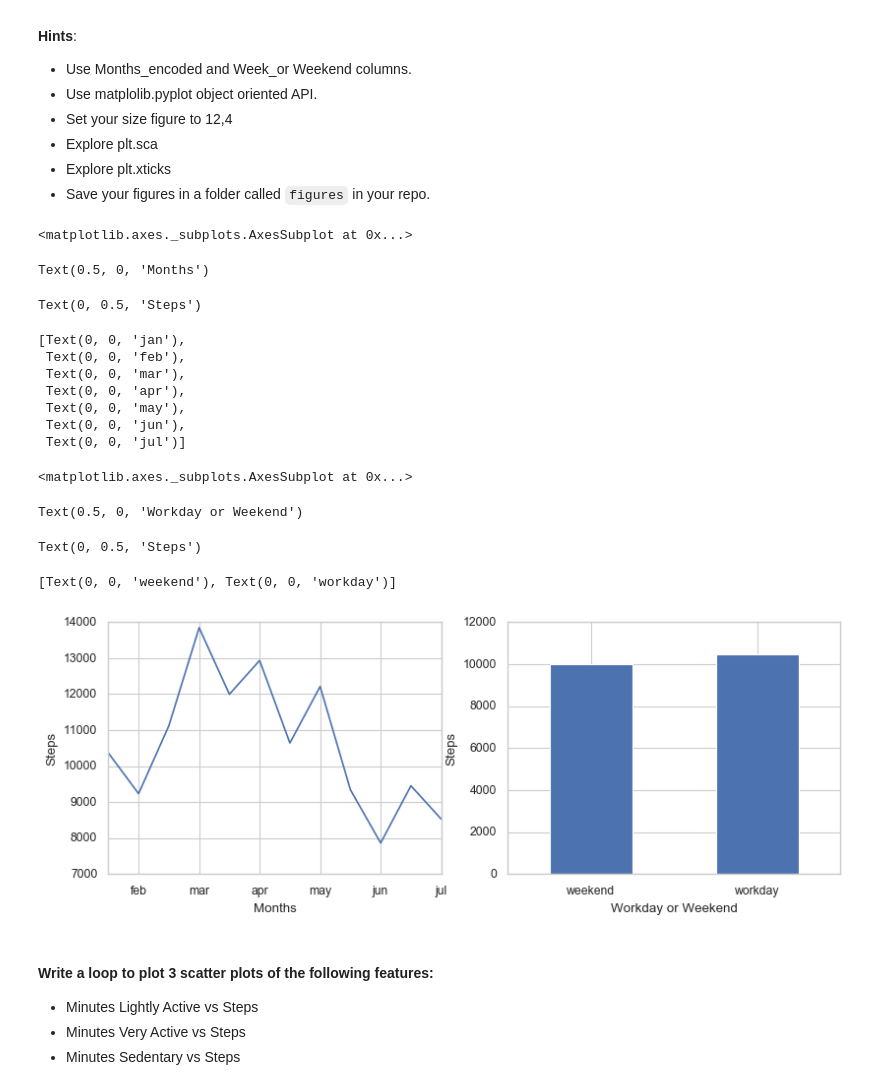
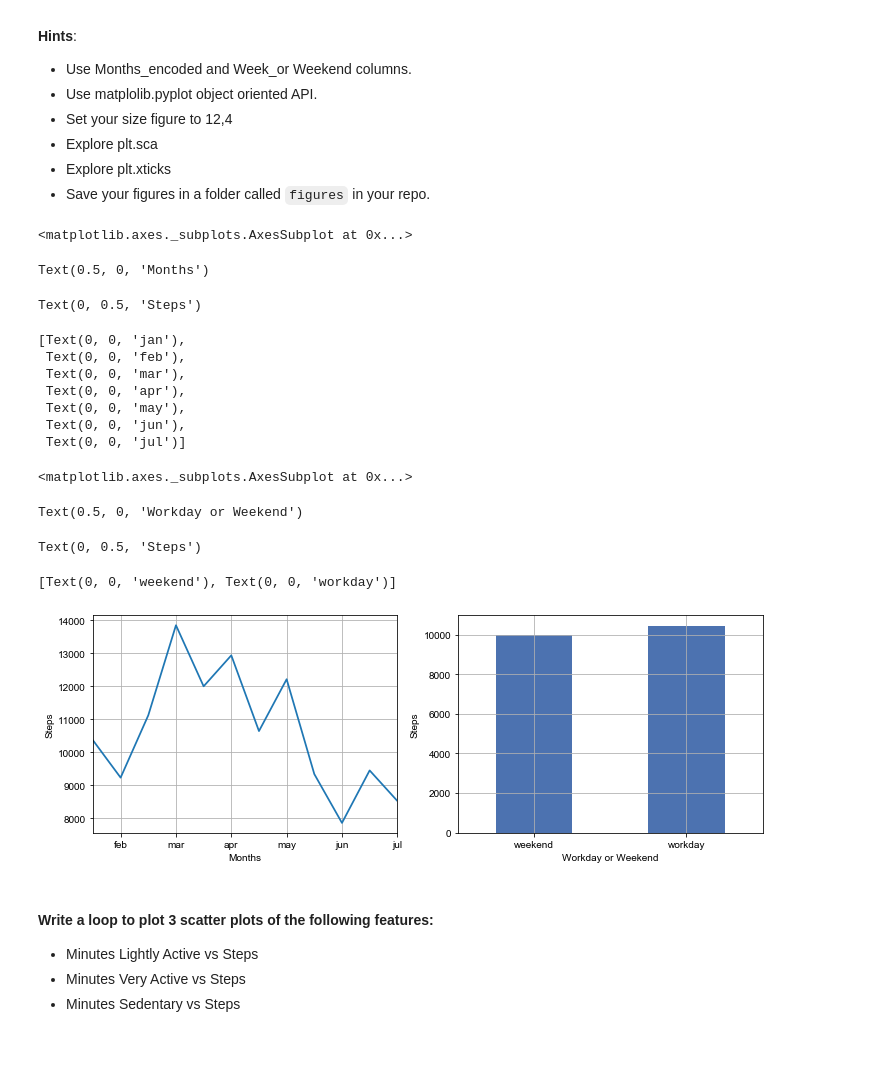
Before and after one commit to ta-datapt-bcn/lab-matplotlib-seaborn, a Jupyter notebook: your-code/main.ipynb, the cells around one changed output. Cells and saved outputs as stored; diff of their text form; code cells hidden in the pictures; blank space fills up the shorter version.

```diff
--- a/your-code/main.ipynb
+++ b/your-code/main.ipynb
@@ -222,11 +222,12 @@ How the average number of steps change by month. Use the appropriate visualizati
 # your code here
 
 fig, [ax1, ax2] = plt.subplots(1,2, figsize=(12,4)) #figure with two charts
+plt.style.use('seaborn')
 
 plt.sca(ax1)
 
 month = fitbit.groupby('Months_encoded')['Steps'].median()
-month.plot(kind='line')
+month.plot(kind='line', rot=0)
 plt.xlabel('Months')
 plt.ylabel('Steps')
 
@@ -237,34 +238,34 @@ ax1.set_xticklabels(ticks)
 
 # MEDIAN STEPS BY WORK_OR_WEEKEND
 # your code here
 
 plt.sca(ax2)
 
 week = fitbit.groupby('Work_or_Weekend')['Steps'].median()
 week.plot(kind='bar', rot=0)
 plt.xlabel('Workday or Weekend')
 plt.ylabel('Steps')
 
 ticks = ['weekend', 'workday']
 ax2.set_xticklabels(ticks)
 
 fig.savefig('./figures/steps.png', quality = 20)
 # %% [output]
 <matplotlib.axes._subplots.AxesSubplot at 0x...>
 Text(0.5, 0, 'Months')
 Text(0, 0.5, 'Steps')
 [Text(0, 0, 'jan'),
  Text(0, 0, 'feb'),
  Text(0, 0, 'mar'),
  Text(0, 0, 'apr'),
  Text(0, 0, 'may'),
  Text(0, 0, 'jun'),
  Text(0, 0, 'jul')]
 <matplotlib.axes._subplots.AxesSubplot at 0x...>
 Text(0.5, 0, 'Workday or Weekend')
 Text(0, 0.5, 'Steps')
 [Text(0, 0, 'weekend'), Text(0, 0, 'workday')]
-[figure, old version]
+[figure, new version]
 # %% [markdown]
 #### Write a loop to plot 3 scatter plots of the following features:
 
```
Also changed, not shown: parts of 3 cells of this notebook, 1 other file.
